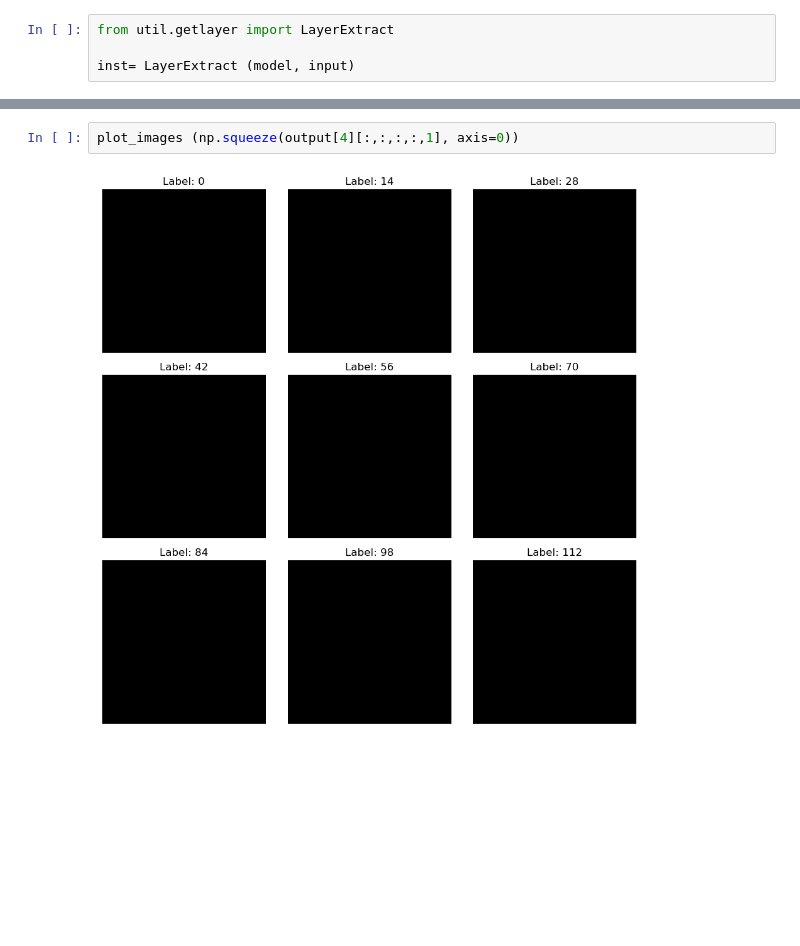
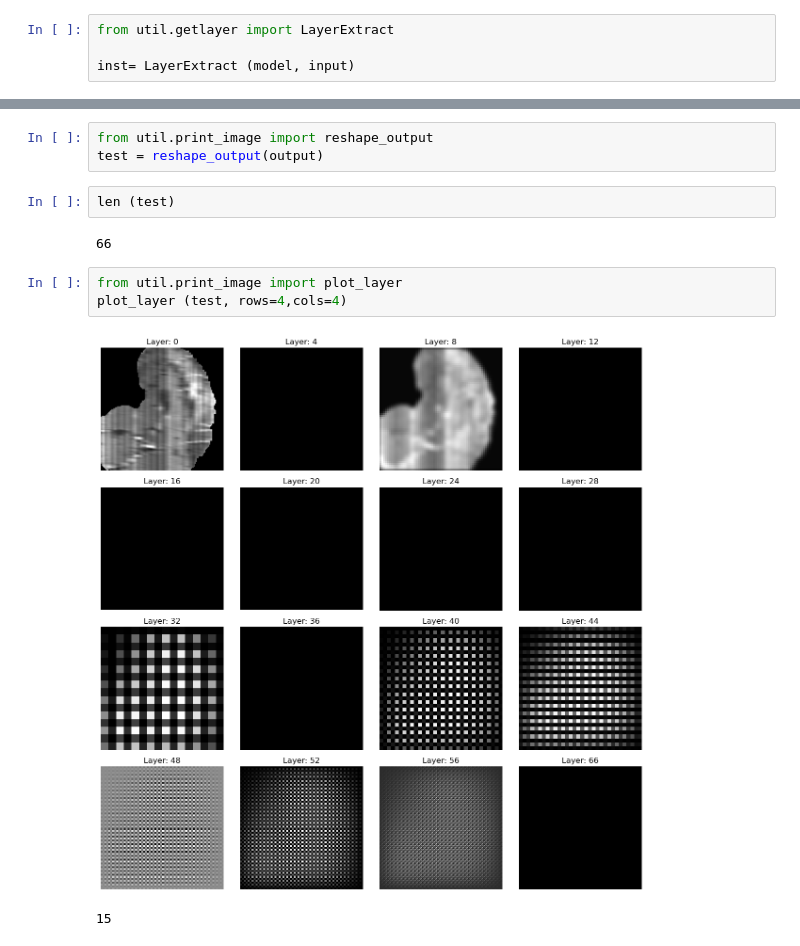
Before and after one commit to gibranfil/visualize_model, a Jupyter notebook: test.ipynb, the cells around one changed output, grey strips where cells are left out. Drawn from its saved outputs; the diff is of its cells as text; blank space fills up the shorter version.

Commit message:
Add layer plotting

```diff
--- a/test.ipynb
+++ b/test.ipynb
@@ -63,4 +59,13 @@ plot_images (np.squeeze(output[2][:,:,:,:,1], axis=0))
-# %%
-plot_images (np.squeeze(output[4][:,:,:,:,1], axis=0))
-# %% [output]
-[figure, removed]
+# %%
+from util.print_image import reshape_output
+test = reshape_output(output)
+# %%
+len (test)
+# %% [output]
+66
+# %%
+from util.print_image import plot_layer
+plot_layer (test, rows=4,cols=4)
+# %% [output]
+[figure, added]
+15
```
Also changed, not shown: parts of 3 cells of this notebook, 1 other file.
